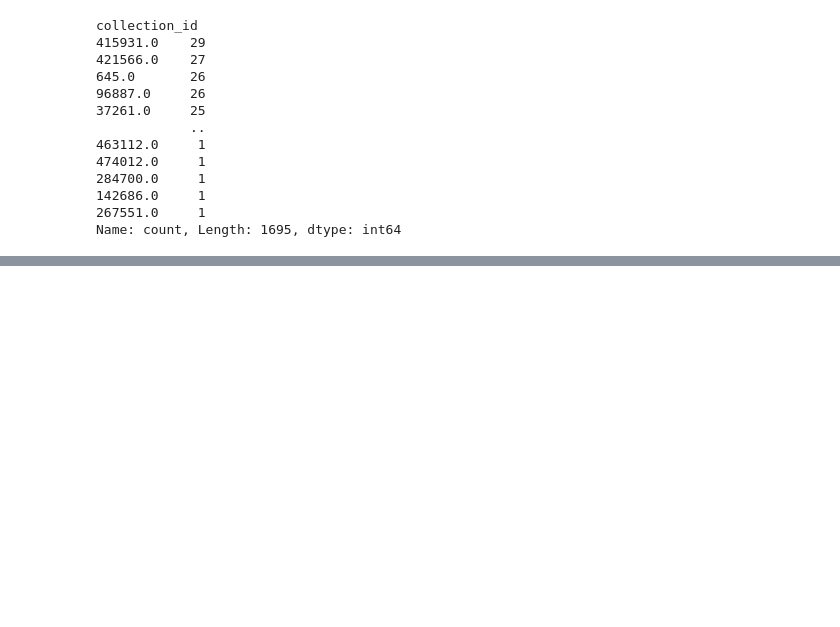
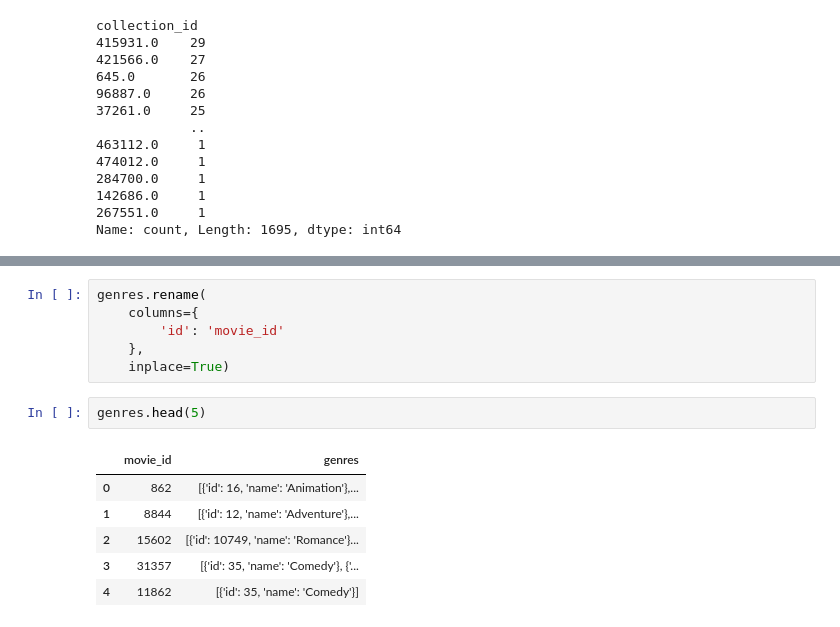
Before and after one commit to FranciscoHugoLezik/MLOps_Movies, a Jupyter notebook: notebooks/ETL.ipynb, the cells around one changed output, grey strips where cells are left out. Drawn from its saved outputs; the diff is of its cells as text; blank space fills up the shorter version.

```diff
--- a/notebooks/ETL.ipynb
+++ b/notebooks/ETL.ipynb
@@ -196,0 +222,15 @@ Name: count, Length: 1695, dtype: int64
+# %%
+genres.rename(
+    columns={
+        'id': 'movie_id'
+    },
+    inplace=True)
+# %%
+genres.head(5)
+# %% [output]
+|  | movie_id | genres |
+| 0 | 862 | [{'id': 16, 'name': 'Animation'},... |
+| 1 | 8844 | [{'id': 12, 'name': 'Adventure'},... |
+| 2 | 15602 | [{'id': 10749, 'name': 'Romance'}... |
+| 3 | 31357 | [{'id': 35, 'name': 'Comedy'}, {'... |
+| 4 | 11862 | [{'id': 35, 'name': 'Comedy'}] |
```
Also changed, not shown: parts of 10 cells of this notebook.
